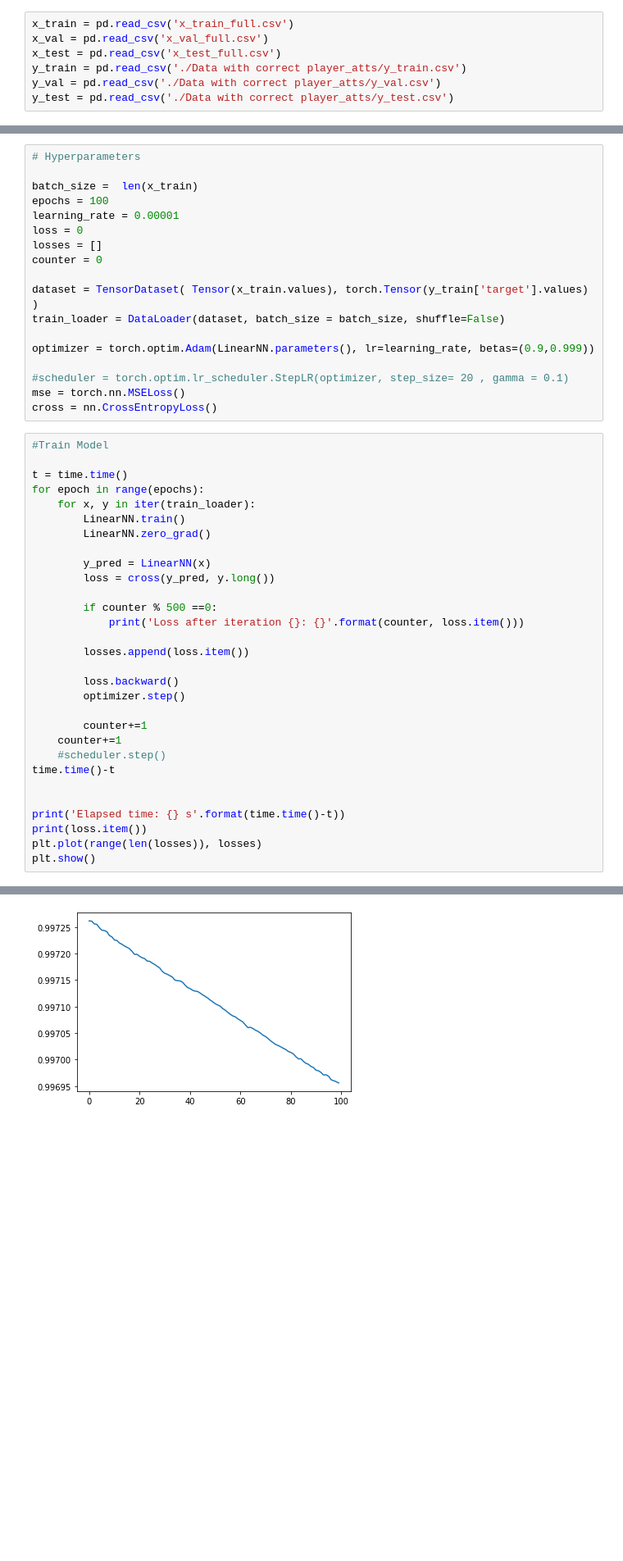
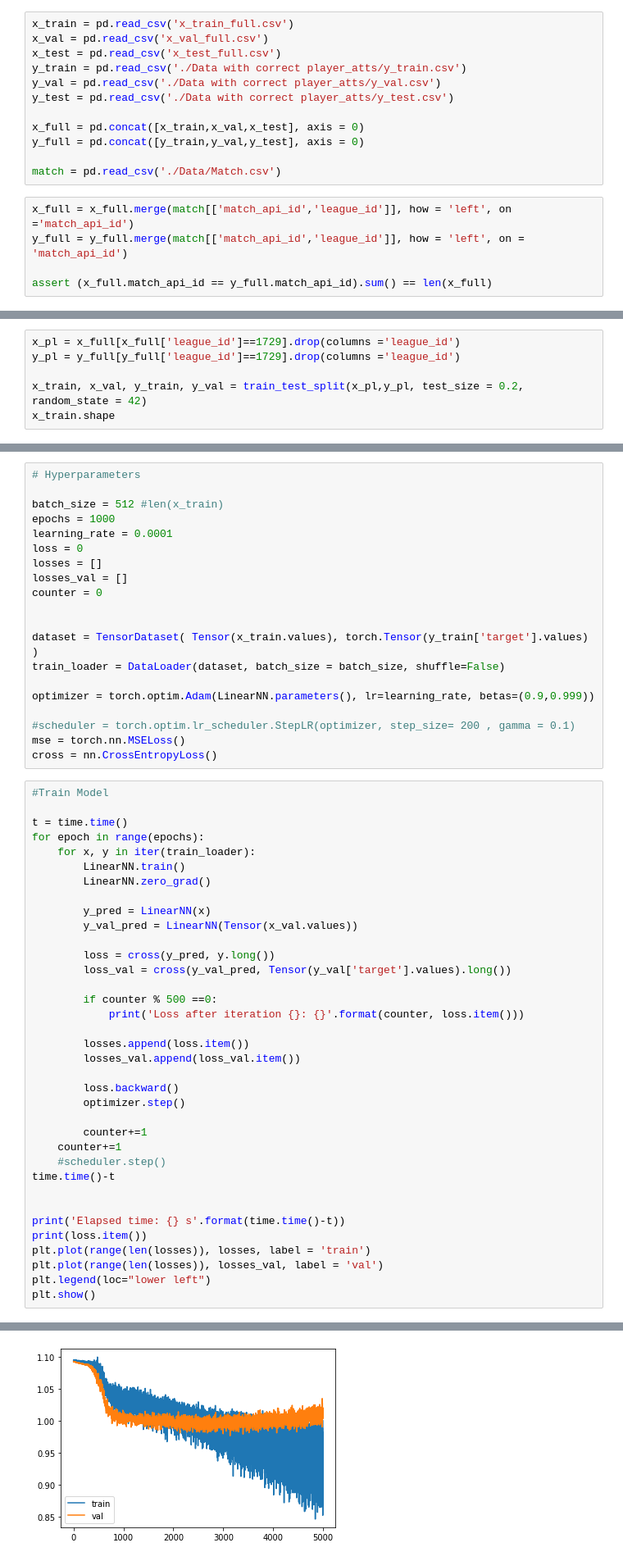
Before and after one commit to jdjd24/Football-Match-Prediction, a Jupyter notebook: 3. Neural Net Model.ipynb, the cells around one changed output, grey strips where cells are left out. Shown at 82% size. Drawn from its saved outputs; the diff is of its cells as text; blank space fills up the shorter version.

```diff
--- a/3. Neural Net Model.ipynb
+++ b/3. Neural Net Model.ipynb
@@ -20,3 +21,13 @@ x_test = pd.read_csv('x_test_full.csv')
 y_train = pd.read_csv('./Data with correct player_atts/y_train.csv')
 y_val = pd.read_csv('./Data with correct player_atts/y_val.csv')
 y_test = pd.read_csv('./Data with correct player_atts/y_test.csv')
+
+x_full = pd.concat([x_train,x_val,x_test], axis = 0)
+y_full = pd.concat([y_train,y_val,y_test], axis = 0)
+
+match = pd.read_csv('./Data/Match.csv')
+# %%
+x_full = x_full.merge(match[['match_api_id','league_id']], how = 'left', on ='match_api_id')
+y_full = y_full.merge(match[['match_api_id','league_id']], how = 'left', on = 'match_api_id')
+
+assert (x_full.match_api_id == y_full.match_api_id).sum() == len(x_full)
@@ -22,0 +36,6 @@ y_test = pd.read_csv('./Data with correct player_atts/y_test.csv')
+# %%
+x_pl = x_full[x_full['league_id']==1729].drop(columns ='league_id')
+y_pl = y_full[y_full['league_id']==1729].drop(columns ='league_id')
+
+x_train, x_val, y_train, y_val = train_test_split(x_pl,y_pl, test_size = 0.2, random_state = 42)
+x_train.shape
@@ -73,19 +156,21 @@ LinearNN = nn.Sequential(nn.Linear(input_size, hidden_sizes[0]),
 # %%
 # Hyperparameters
 
-batch_size =  len(x_train)
-epochs = 100
-learning_rate = 0.00001
+batch_size = 512 #len(x_train)
+epochs = 1000
+learning_rate = 0.0001
 loss = 0
 losses = []
+losses_val = []
 counter = 0
+
 
 dataset = TensorDataset( Tensor(x_train.values), torch.Tensor(y_train['target'].values) )
 train_loader = DataLoader(dataset, batch_size = batch_size, shuffle=False)
 
 optimizer = torch.optim.Adam(LinearNN.parameters(), lr=learning_rate, betas=(0.9,0.999))
 
-#scheduler = torch.optim.lr_scheduler.StepLR(optimizer, step_size= 20 , gamma = 0.1)
+#scheduler = torch.optim.lr_scheduler.StepLR(optimizer, step_size= 200 , gamma = 0.1)
 mse = torch.nn.MSELoss()
 cross = nn.CrossEntropyLoss()
 # %%
@@ -98,12 +183,16 @@ for epoch in range(epochs):
         LinearNN.zero_grad()
 
         y_pred = LinearNN(x)
+        y_val_pred = LinearNN(Tensor(x_val.values))
+
         loss = cross(y_pred, y.long())
+        loss_val = cross(y_val_pred, Tensor(y_val['target'].values).long())
 
         if counter % 500 ==0:
             print('Loss after iteration {}: {}'.format(counter, loss.item()))
 
         losses.append(loss.item())
+        losses_val.append(loss_val.item())
 
         loss.backward()
         optimizer.step()
@@ -116,6 +205,8 @@ time.time()-t
 
 print('Elapsed time: {} s'.format(time.time()-t))
 print(loss.item())
-plt.plot(range(len(losses)), losses)
+plt.plot(range(len(losses)), losses, label = 'train')
+plt.plot(range(len(losses)), losses_val, label = 'val')
+plt.legend(loc="lower left")
 plt.show()
 # %% [output]
@@ -125,4 +227,4 @@ Elapsed time: 108.5738456249237 s
-[figure, old version]
+[figure, new version]
 # %%
 ##Eval
 
```
Also changed, not shown: parts of 13 cells of this notebook.
